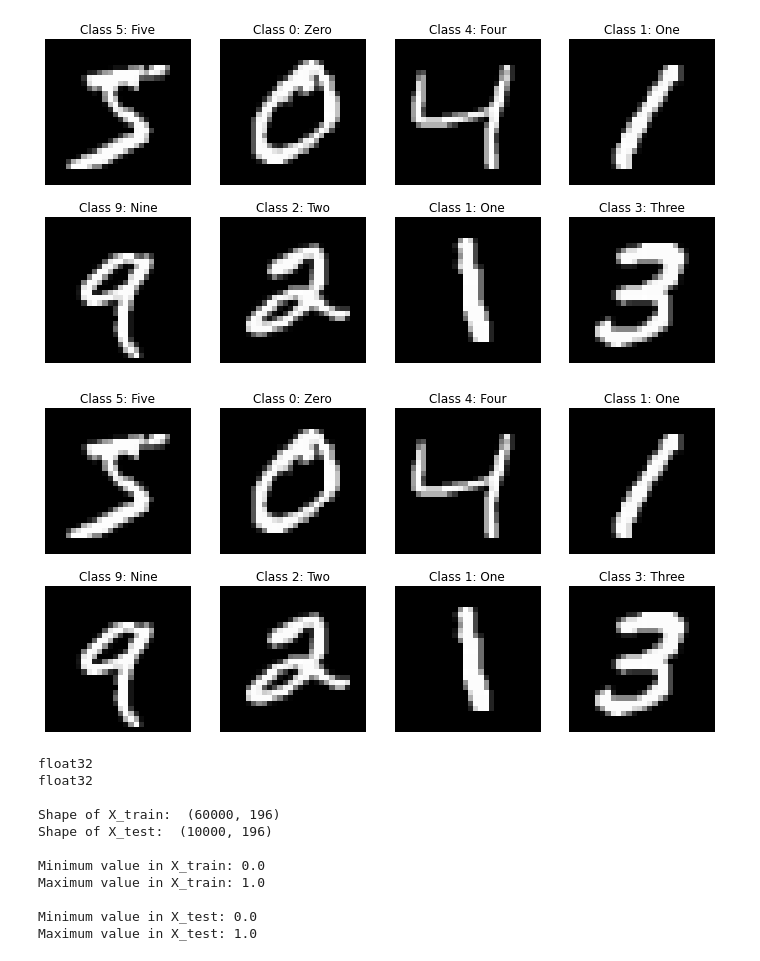
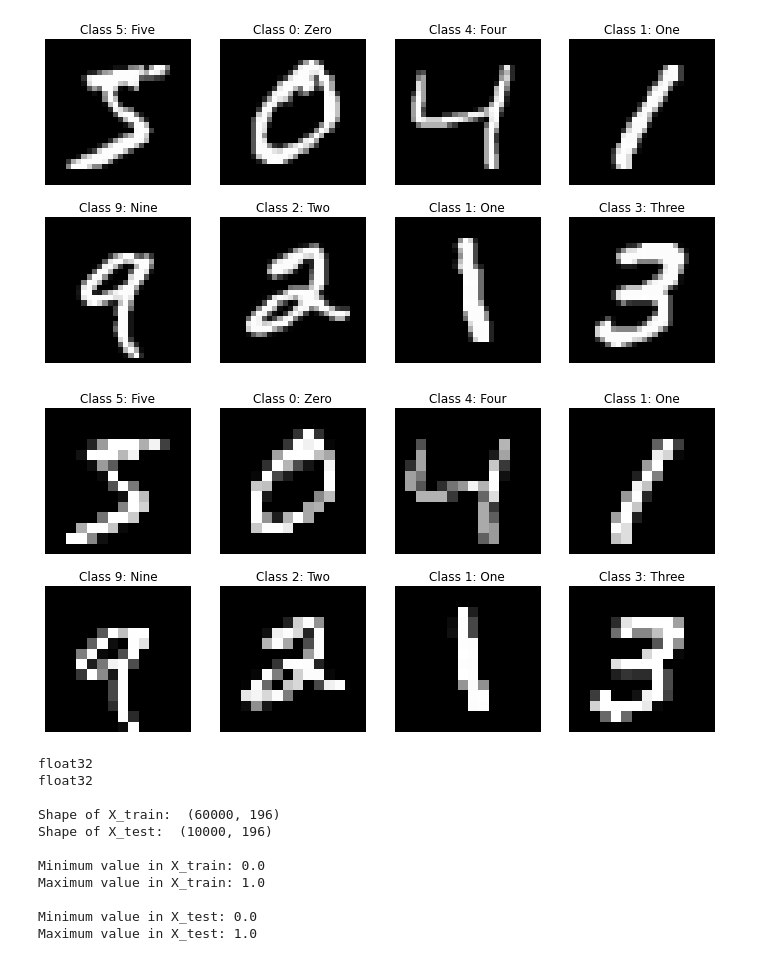
Before and after one commit to gdquintero/machine_learning_project, a Jupyter notebook: main.ipynb, the cells around one changed output. Drawn from its saved outputs; the diff is of its cells as text; code cells hidden in the pictures.

```diff
--- a/main.ipynb
+++ b/main.ipynb
@@ -107,20 +107,20 @@ plt.show()
 # %%
 # Reduce the image size to its half
 x_train_reduced = np.array([img[::2, 1::2] for img in x_train])
 x_test_reduced  = np.array([img[::2, 1::2] for img in x_test])
 
 # Print the image with new size
 fig, ax = plt.subplots(2, 4, figsize = (12, 6))
 
 for i in range(8):
-    ax[i//4, i%4].imshow(x_train[i], cmap='gray')
+    ax[i//4, i%4].imshow(x_train_reduced[i], cmap='gray')
     ax[i//4, i%4].axis('off')
     ax[i//4, i%4].set_title("Class %d: %s"
                             %(y_train[i],sprite[1][y_train[i]]))
 
 plt.show()
 # %% [output]
-[figure, old version]
+[figure, new version]
 # %%
 x_train_reduced = (x_train_reduced/255.0).astype('float32').reshape((60000,14*14))
 x_test_reduced = (x_test_reduced/255.0).astype('float32').reshape((10000,14*14))
```
Also changed, not shown: parts of 3 cells of this notebook, 1 other file.
